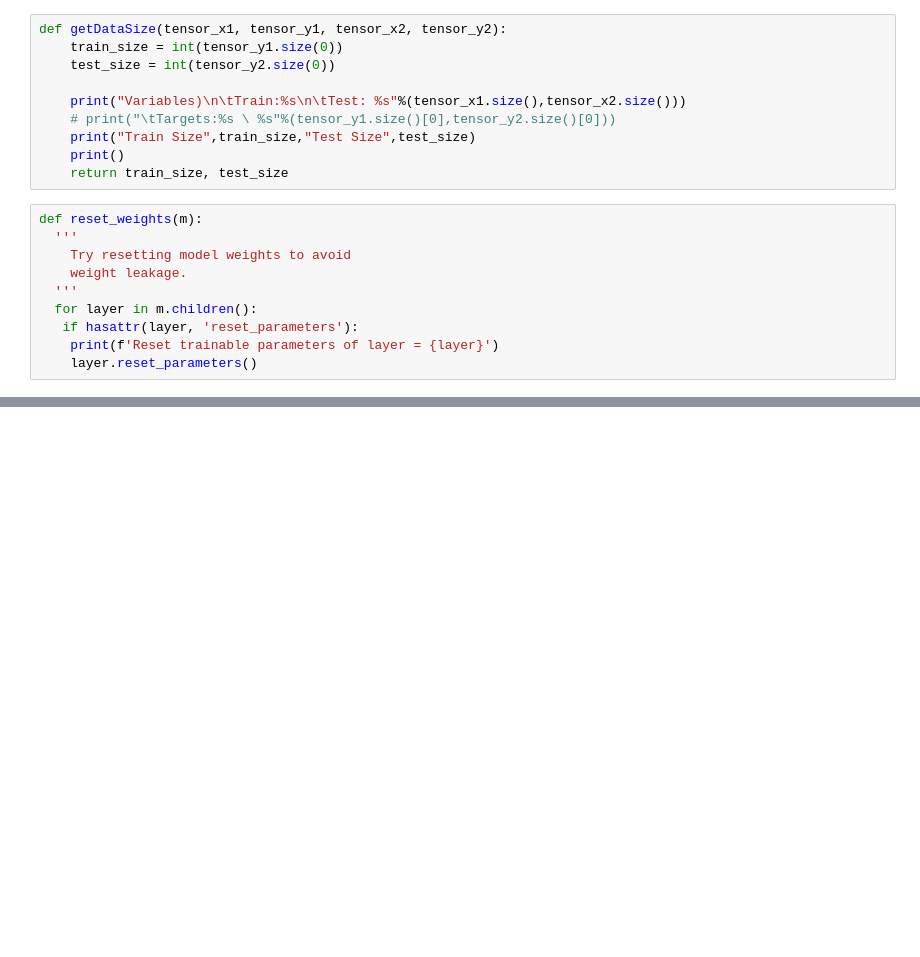
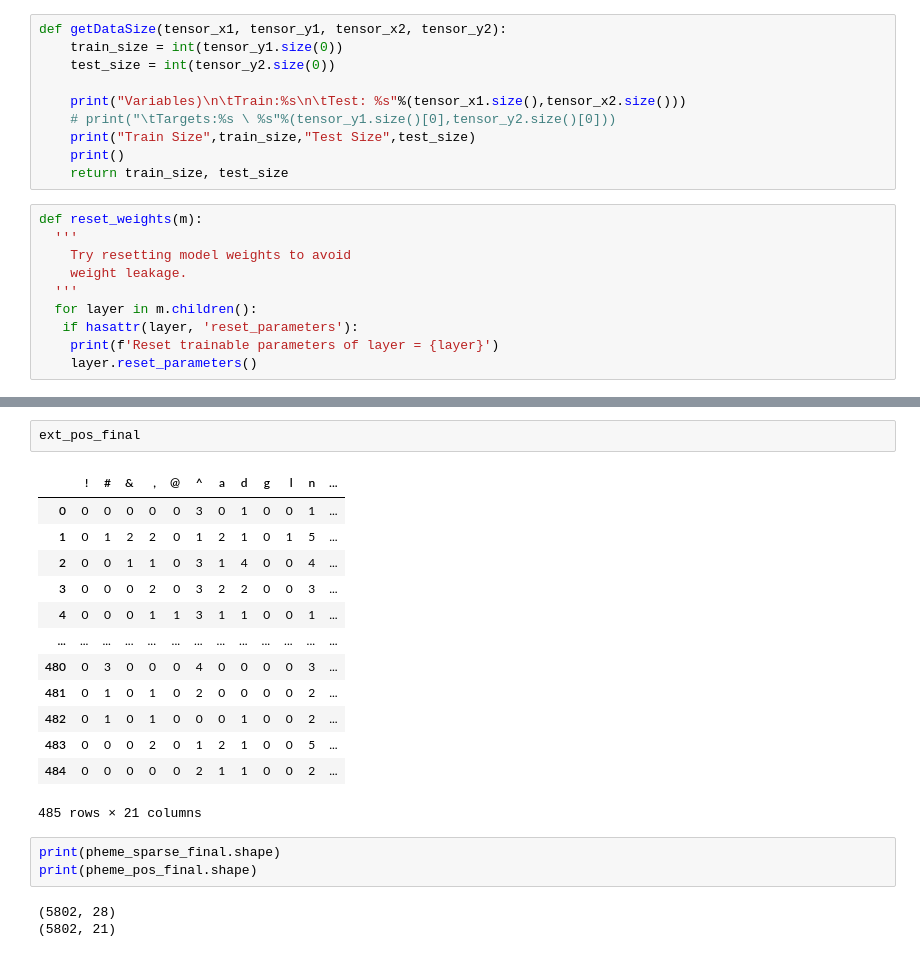
Before and after one commit to zzunebye/Capstone-code-data, a Jupyter notebook: _CLF_MLP_FINAL_CV.ipynb, the cells around one changed output, grey strips where cells are left out. Cells and saved outputs as stored; diff of their text form; blank space fills up the shorter version.

```diff
--- a/_CLF_MLP_FINAL_CV.ipynb
+++ b/_CLF_MLP_FINAL_CV.ipynb
@@ -829,0 +1307,22 @@ targets.unsqueeze(1)
+# %%
+ext_pos_final
+# %% [output]
+|  | ! | # | & | , | @ | ^ | a | d | g | l | n | ... |
+| 0 | 0 | 0 | 0 | 0 | 0 | 3 | 0 | 1 | 0 | 0 | 1 | ... |
+| 1 | 0 | 1 | 2 | 2 | 0 | 1 | 2 | 1 | 0 | 1 | 5 | ... |
+| 2 | 0 | 0 | 1 | 1 | 0 | 3 | 1 | 4 | 0 | 0 | 4 | ... |
+| 3 | 0 | 0 | 0 | 2 | 0 | 3 | 2 | 2 | 0 | 0 | 3 | ... |
+| 4 | 0 | 0 | 0 | 1 | 1 | 3 | 1 | 1 | 0 | 0 | 1 | ... |
+| ... | ... | ... | ... | ... | ... | ... | ... | ... | ... | ... | ... | ... |
+| 480 | 0 | 3 | 0 | 0 | 0 | 4 | 0 | 0 | 0 | 0 | 3 | ... |
+| 481 | 0 | 1 | 0 | 1 | 0 | 2 | 0 | 0 | 0 | 0 | 2 | ... |
+| 482 | 0 | 1 | 0 | 1 | 0 | 0 | 0 | 1 | 0 | 0 | 2 | ... |
+| 483 | 0 | 0 | 0 | 2 | 0 | 1 | 2 | 1 | 0 | 0 | 5 | ... |
+| 484 | 0 | 0 | 0 | 0 | 0 | 2 | 1 | 1 | 0 | 0 | 2 | ... |
+485 rows × 21 columns
+# %%
+print(pheme_sparse_final.shape)
+print(pheme_pos_final.shape)
+# %% [output]
+(5802, 28)
+(5802, 21)
```
Also changed, not shown: parts of 124 cells of this notebook, 31 other files.
